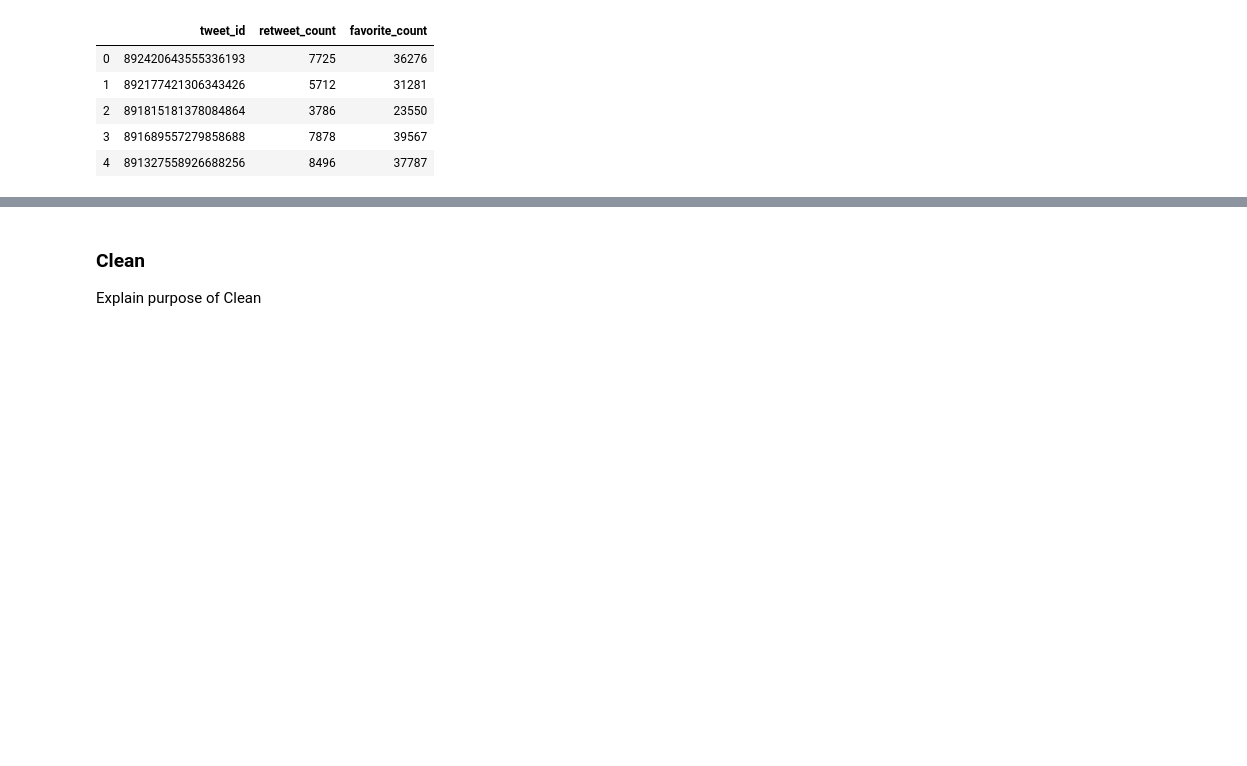
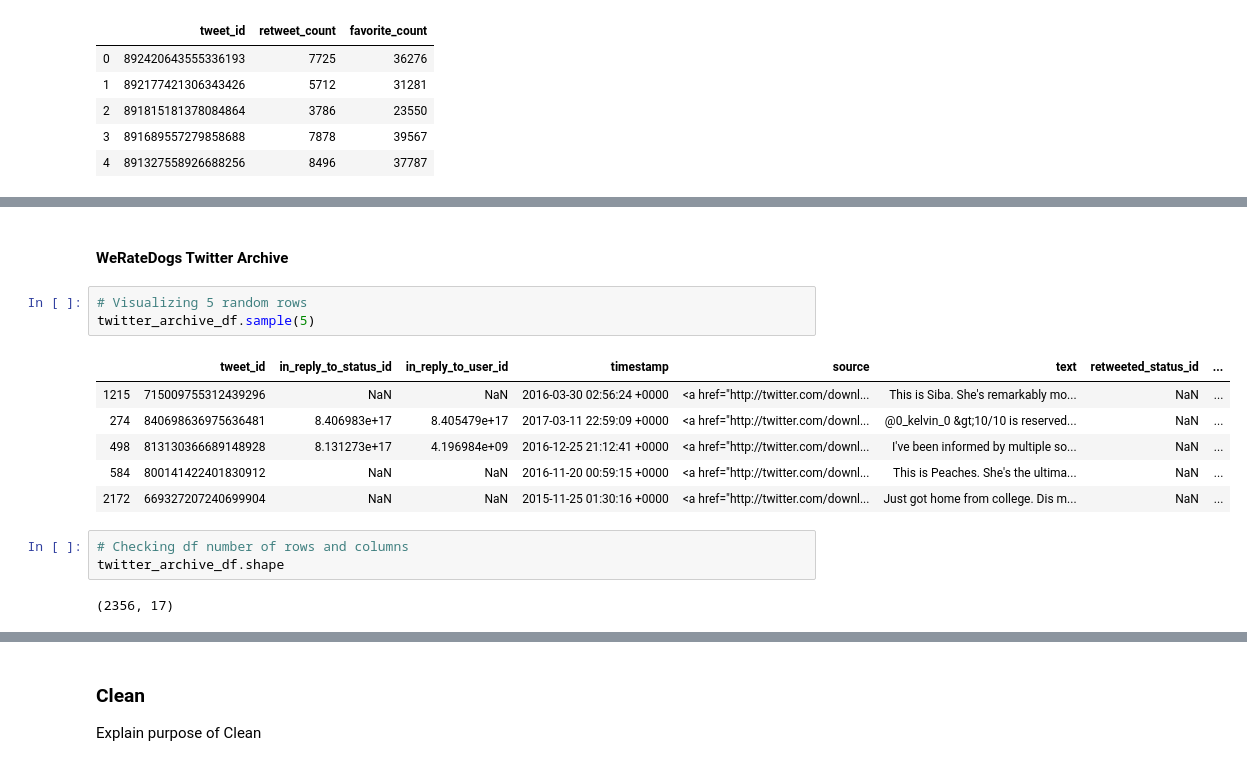
Before and after one commit to Nevesgmd/WeRateDogs-twitter-analysis, a Jupyter notebook: wrangle_act.ipynb, the cells around one changed output, grey strips where cells are left out. Saved outputs shown, nothing was run; the diff lists cells and outputs as text; blank space fills up the shorter version.

Commit message:
feat: access WeRateDogs archive data
Accessing the WeRateDogs archive and identifying its problems. Documentation of the code it's up to date.

```diff
--- a/wrangle_act.ipynb
+++ b/wrangle_act.ipynb
@@ -182,0 +183,17 @@ Write the goal of Assess and understand the data
+# %% [markdown]
+#### WeRateDogs Twitter Archive
+# %%
+# Visualizing 5 random rows
+twitter_archive_df.sample(5)
+# %% [output]
+|  | tweet_id | in_reply_to_status_id | in_reply_to_user_id | timestamp | source | text | retweeted_status_id | ... |
+| 1215 | 715009755312439296 | NaN | NaN | 2016-03-30 02:56:24 +0000 | <a href="http://twitter.com/downl... | This is Siba. She's remarkably mo... | NaN | ... |
+| 274 | 840698636975636481 | 8.406983e+17 | 8.405479e+17 | 2017-03-11 22:59:09 +0000 | <a href="http://twitter.com/downl... | @0_kelvin_0 &gt;10/10 is reserved... | NaN | ... |
+| 498 | 813130366689148928 | 8.131273e+17 | 4.196984e+09 | 2016-12-25 21:12:41 +0000 | <a href="http://twitter.com/downl... | I've been informed by multiple so... | NaN | ... |
+| 584 | 800141422401830912 | NaN | NaN | 2016-11-20 00:59:15 +0000 | <a href="http://twitter.com/downl... | This is Peaches. She's the ultima... | NaN | ... |
+| 2172 | 669327207240699904 | NaN | NaN | 2015-11-25 01:30:16 +0000 | <a href="http://twitter.com/downl... | Just got home from college. Dis m... | NaN | ... |
+# %%
+# Checking df number of rows and columns
+twitter_archive_df.shape
+# %% [output]
+(2356, 17)
```
Also changed, not shown: parts of 17 cells of this notebook.
